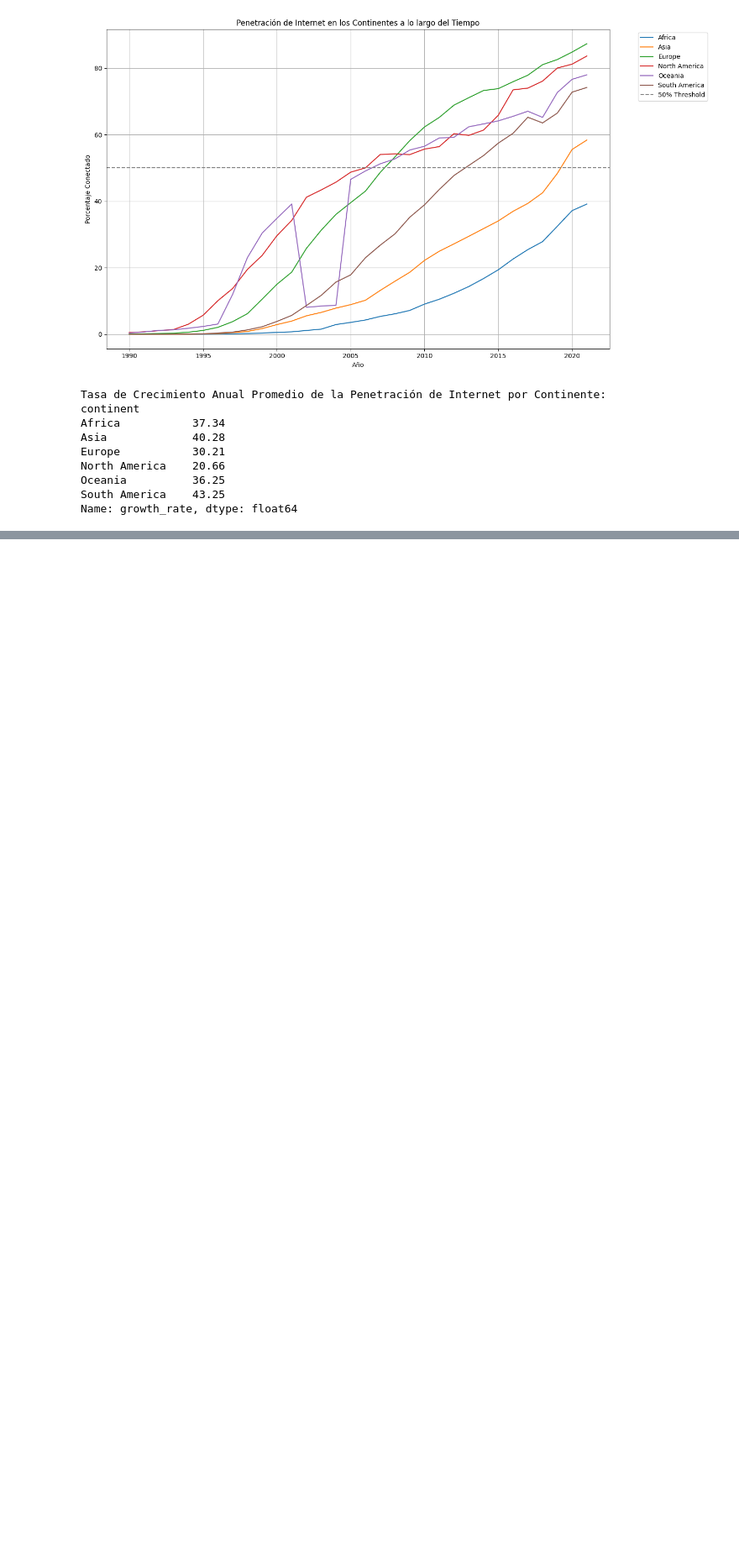
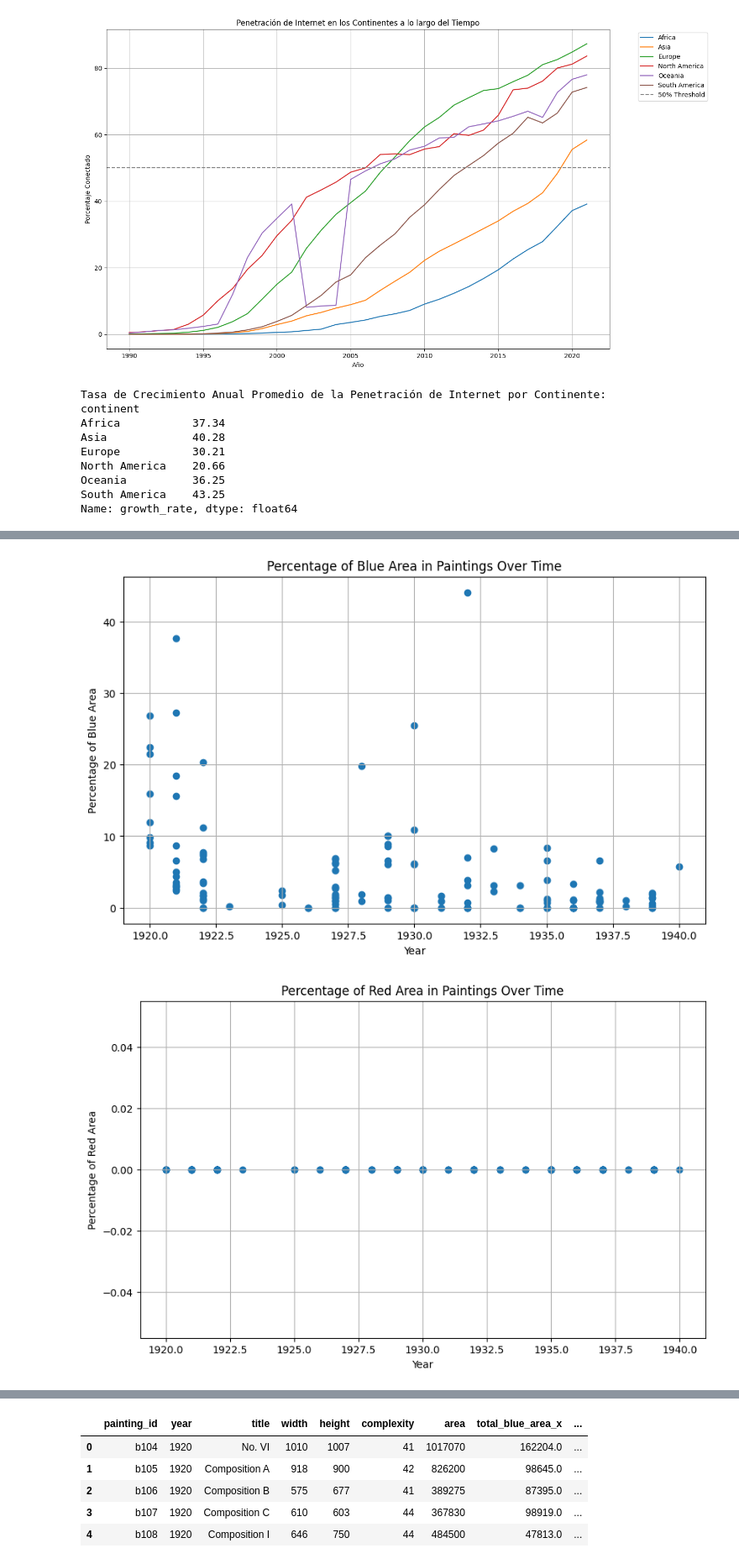
Before and after one commit to LuisAlonsoXP/Mineria_DE_Datos, a Jupyter notebook: mineria.ipynb, the cells around one changed output, grey strips where cells are left out. Shown at 84% size. Drawn from its saved outputs; the diff is of its cells as text; code cells hidden in the pictures; blank space fills up the shorter version.

```diff
--- a/mineria.ipynb
+++ b/mineria.ipynb
@@ -1950,0 +1996,41 @@ Name: growth_rate, dtype: float64
+# %%
+import matplotlib.pyplot as plt
+import pandas as pd
+
+def analyze_color_usage(color_name):
+    color_features = features[features['color'] == color_name].copy()
+    color_features[f'{color_name}_area'] = color_features['width'] * color_features['height']
+
+    color_total_area_df = color_features.groupby('painting_id')[f'{color_name}_area'].sum().reset_index()
+    color_total_area_df = color_total_area_df.rename(columns={f'{color_name}_area': f'total_{color_name}_area'})
+
+    global painting_info
+    painting_info = painting_info.merge(color_total_area_df, on='painting_id', how='left')
+
+    if f'total_{color_name}_area' not in painting_info.columns:
+        painting_info[f'total_{color_name}_area'] = 0
+
+    painting_info[f'total_{color_name}_area'] = painting_info[f'total_{color_name}_area'].fillna(0)
+
+    painting_info[f'percentage_{color_name}_area'] = (painting_info[f'total_{color_name}_area'] / painting_info['area']).fillna(0) * 100
+
+    plt.figure(figsize=(10, 6))
+    plt.scatter(painting_info['year'], painting_info[f'percentage_{color_name}_area'])
+    plt.xlabel('Year')
+    plt.ylabel(f'Percentage of {color_name.capitalize()} Area')
+    plt.title(f'Percentage of {color_name.capitalize()} Area in Paintings Over Time')
+    plt.grid(True)
+    plt.show()
+
+    return painting_info
+
+# 2. Rastrear el uso del color azul a lo largo del tiempo y otros colores
+colors_to_analyze = ['blue', 'red', 'yellow', 'white', 'black', 'gray']
+
+for color in colors_to_analyze:
+    painting_info = analyze_color_usage(color)
+
+painting_info.head()
+# %% [output]
+[figure, added]
+[figure, added]
@@ -1950,0 +2041,6 @@ Name: growth_rate, dtype: float64
+|  | painting_id | year | title | width | height | complexity | area | total_blue_area_x | ... |
+| 0 | b104 | 1920 | No. VI | 1010 | 1007 | 41 | 1017070 | 162204.0 | ... |
+| 1 | b105 | 1920 | Composition A | 918 | 900 | 42 | 826200 | 98645.0 | ... |
+| 2 | b106 | 1920 | Composition B | 575 | 677 | 41 | 389275 | 87395.0 | ... |
+| 3 | b107 | 1920 | Composition C | 610 | 603 | 44 | 367830 | 98919.0 | ... |
+| 4 | b108 | 1920 | Composition I | 646 | 750 | 44 | 484500 | 47813.0 | ... |
```
Also changed, not shown: parts of 6 cells of this notebook.
